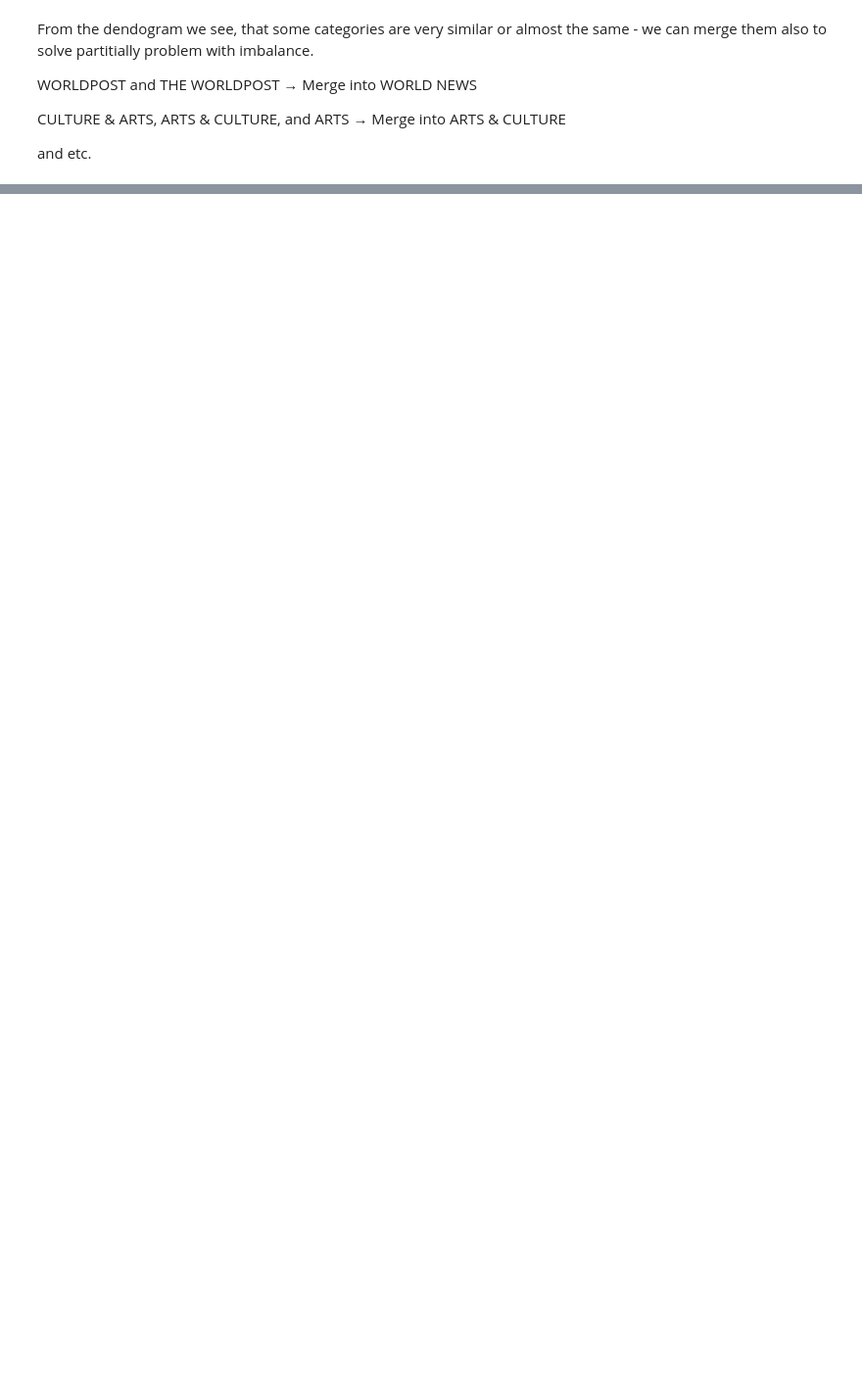
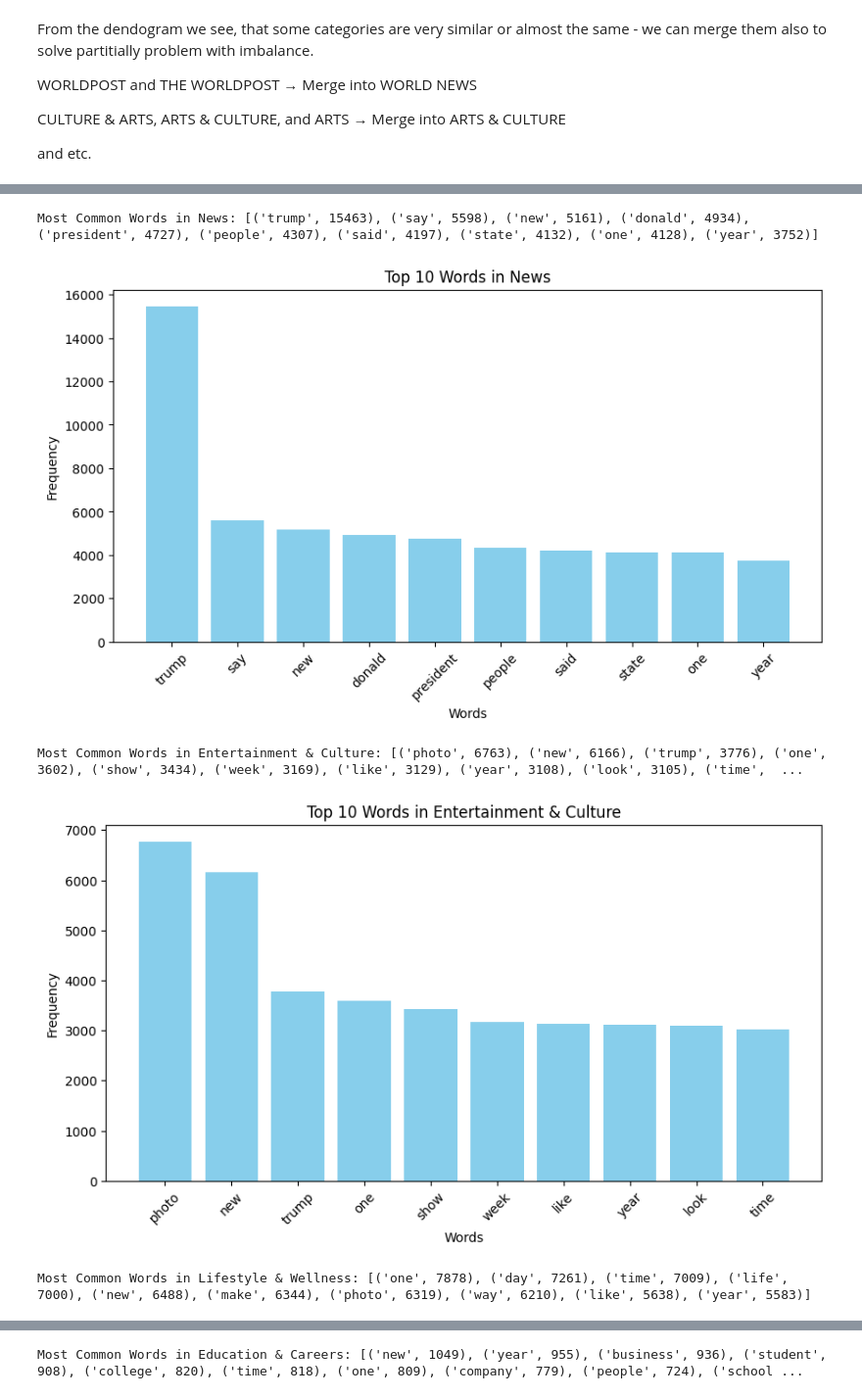
Before and after one commit to YPolina/News, a Jupyter notebook: EDA.ipynb, the cells around one changed output, grey strips where cells are left out. Shown at 98% size. Drawn from its saved outputs; the diff is of its cells as text; code cells hidden in the pictures; blank space fills up the shorter version.

```diff
--- a/EDA.ipynb
+++ b/EDA.ipynb
@@ -16,6 +16,6 @@ from functionality import *
 # %%
 data = loading(file_path = 'data/data_etl.parquet')
 # %%
-eda = EDA()
+eda = EDA(data)
 # %%
 #Class Distribution
@@ -60,0 +65,32 @@ data.replace(replacements, inplace = True)
+# %%
+aggregated_categories = {
+    "News": [
+        "U.S. NEWS", "WORLD NEWS", "POLITICS", "CRIME", "WEIRD NEWS",
+        "ENVIRONMENT", "SCIENCE", "GOOD NEWS", "IMPACT"
+    ],
+    "Entertainment & Culture": [
+        "ENTERTAINMENT", "CULTURE & ARTS", "MEDIA", "STYLE & BEAUTY",
+        "QUEER VOICES", "BLACK VOICES", "LATINO VOICES"
+    ],
+    "Lifestyle & Wellness": [
+        "PARENTING", "WELLNESS", "HOME & LIVING", "WOMEN", "TRAVEL",
+        "WEDDINGS", "DIVORCE", "FOOD & DRINK", "FIFTY"
+    ],
+    "Education & Careers": [
+        "EDUCATION", "COLLEGE", "BUSINESS", "MONEY"
+    ],
+    "Sports & Tech": [
+        "SPORTS", "TECH"
+    ],
+    "Religion & Spirituality": [
+        "RELIGION"
+    ]
+}
+
+eda.most_common_words_per_big_category(aggregated_categories)
+# %% [output]
+Most Common Words in News: [('trump', 15463), ('say', 5598), ('new', 5161), ('donald', 4934), ('president', 4727), ('people', 4307), ('said', 4197), ('state', 4132), ('one', 4128), ('year', 3752)]
+[figure, added]
+Most Common Words in Entertainment & Culture: [('photo', 6763), ('new', 6166), ('trump', 3776), ('one', 3602), ('show', 3434), ('week', 3169), ('like', 3129), ('year', 3108), ('look', 3105), ('time',  ...
+[figure, added]
+Most Common Words in Lifestyle & Wellness: [('one', 7878), ('day', 7261), ('time', 7009), ('life', 7000), ('new', 6488), ('make', 6344), ('photo', 6319), ('way', 6210), ('like', 5638), ('year', 5583)]
@@ -60,0 +98 @@ data.replace(replacements, inplace = True)
+Most Common Words in Education & Careers: [('new', 1049), ('year', 955), ('business', 936), ('student', 908), ('college', 820), ('time', 818), ('one', 809), ('company', 779), ('people', 724), ('school ...
```
Also changed, not shown: parts of 5 cells of this notebook, 1 other file.
